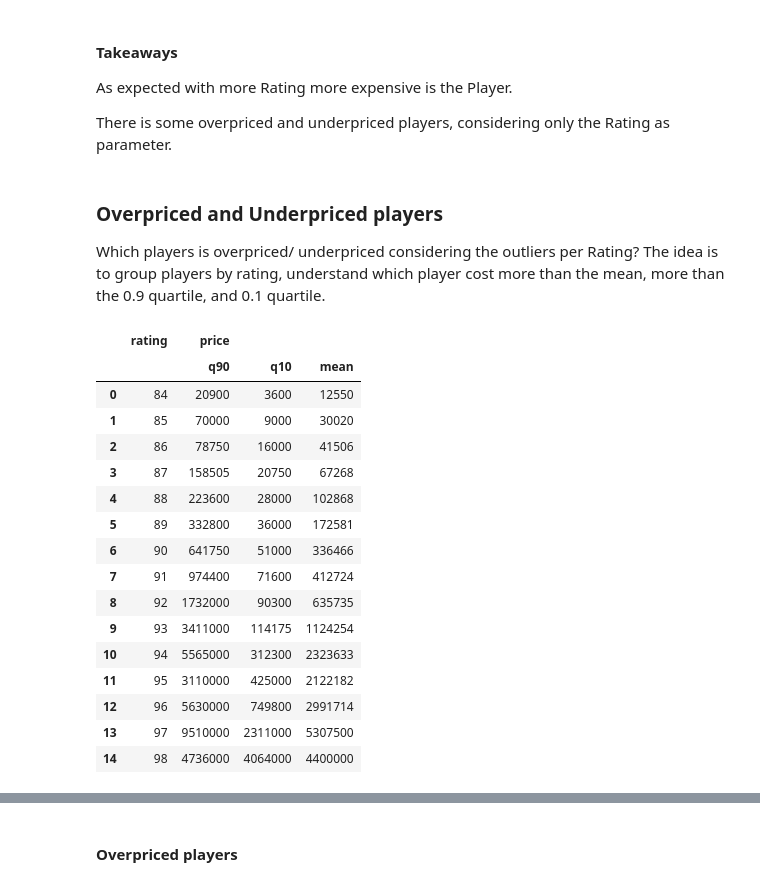
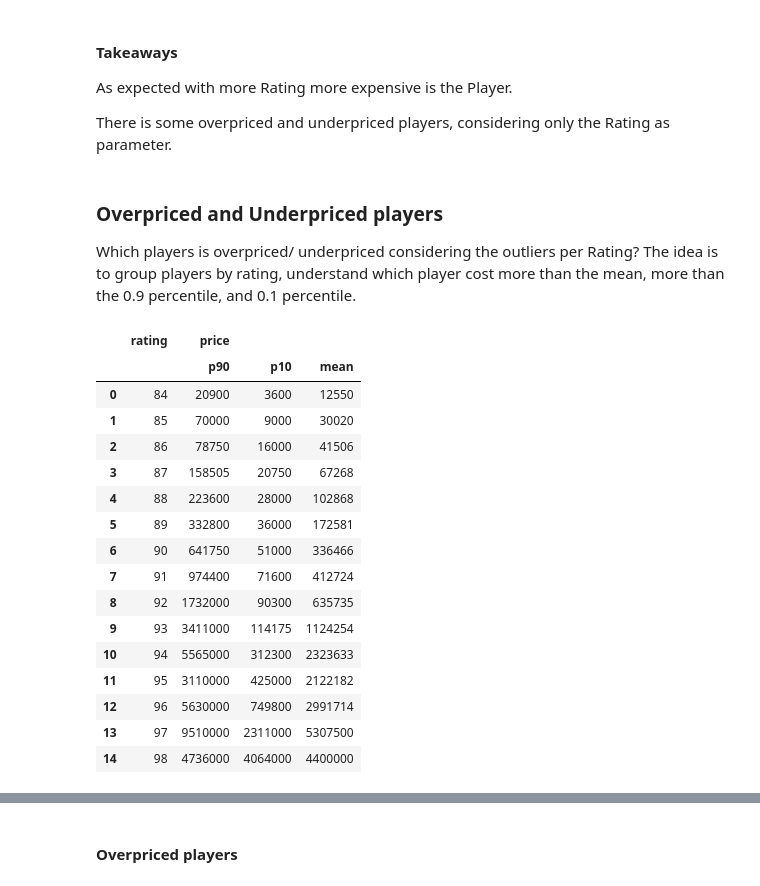
Before and after one commit to felipemayer/fut-23-analysis, a Jupyter notebook: players_analysis.ipynb, the cells around one changed output, grey strips where cells are left out. Cells and saved outputs as stored; diff of their text form; code cells hidden in the pictures.

```diff
--- a/players_analysis.ipynb
+++ b/players_analysis.ipynb
@@ -653,22 +653,22 @@ As expected with more Rating more expensive is the Player.
 There is some overpriced and underpriced players, considering only the Rating as parameter.
 # %% [markdown]
 ### Overpriced and Underpriced players
-Which players is overpriced/ underpriced considering the outliers per Rating? The idea is to group players by rating, understand which player cost more than the mean, more than the 0.9 quartile, and 0.1 quartile.
+Which players is overpriced/ underpriced considering the outliers per Rating? The idea is to group players by rating, understand which player cost more than the mean, more than the 0.9 percentile, and 0.1 percentile.
 # %%
 # 90th Percentile
-def q90(x):
+def p90(x):
     return x.quantile(0.9)
 
 # 10th Percentile
-def q10(x):
+def p10(x):
     return x.quantile(0.1)
 
-df_price_rating = df_players.groupby('rating').agg({'price':  [q90, q10, 'mean']}).reset_index().round(0)
+df_price_rating = df_players.groupby('rating').agg({'price':  [p90, p10, 'mean']}).reset_index().round(0)
 
 df_price_rating
 # %% [output]
 |  | rating | price |  |  |
-|  |  | q90 | q10 | mean |
+|  |  | p90 | p10 | mean |
 | 0 | 84 | 20900 | 3600 | 12550 |
 | 1 | 85 | 70000 | 9000 | 30020 |
 | 2 | 86 | 78750 | 16000 | 41506 |
```
Also changed, not shown: parts of 7 cells of this notebook.
